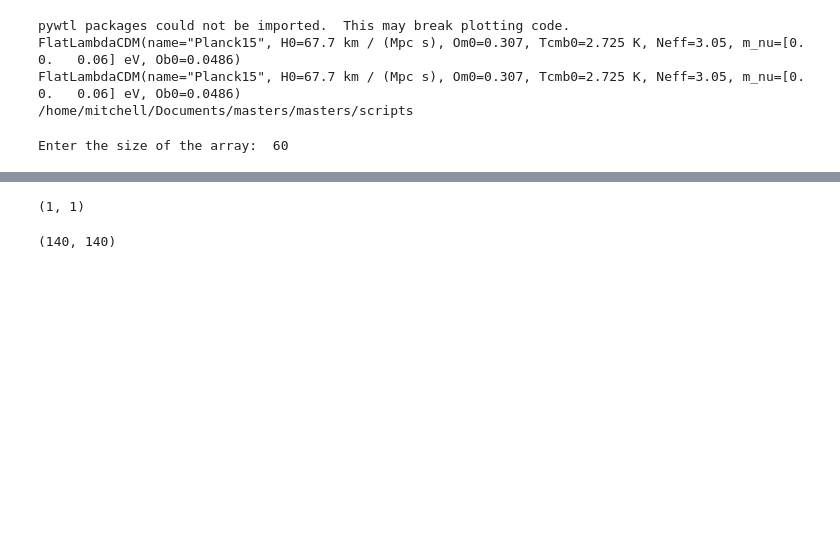
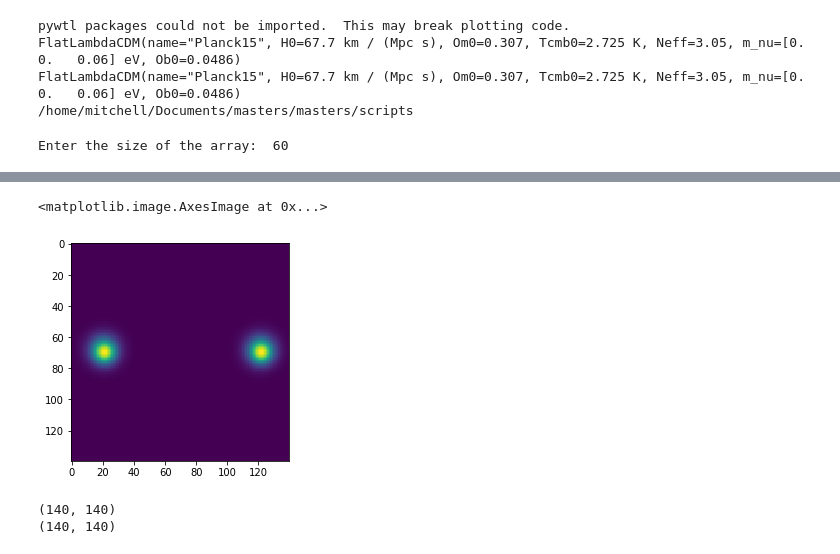
Before and after one commit to mdezylva/masters, a Jupyter notebook: Notebooks/rescaling_testing.ipynb, the cells around one changed output, grey strips where cells are left out. Saved outputs shown, nothing was run; the diff lists cells and outputs as text; code cells hidden in the pictures; blank space fills up the shorter version.

```diff
--- a/Notebooks/rescaling_testing.ipynb
+++ b/Notebooks/rescaling_testing.ipynb
@@ -192,8 +191,12 @@ plt.imshow(final_output)
-# %%
-np.shape(output_1)
-# %% [output]
-(1, 1)
-# %%
-np.shape(output_2)
-# %% [output]
-(140, 140)
+# %%
+second_output = np.add(output_1,output_2)
+plt.imshow(second_output)
+# %% [output]
+<matplotlib.image.AxesImage at 0x...>
+[figure, added]
+# %%
+print(np.shape(output_1))
+print(np.shape(output_2))
+# %% [output]
+(140, 140)
+(140, 140)
```
Also changed, not shown: parts of 16 cells of this notebook, 3 other files.
